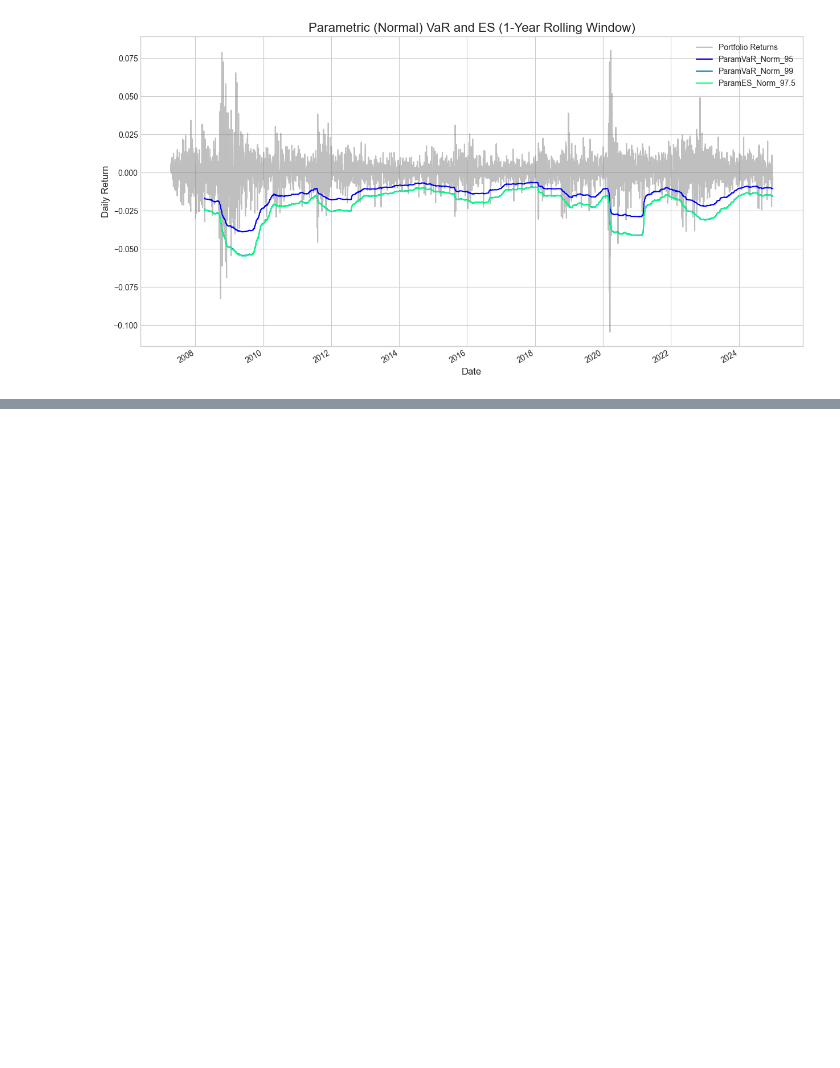
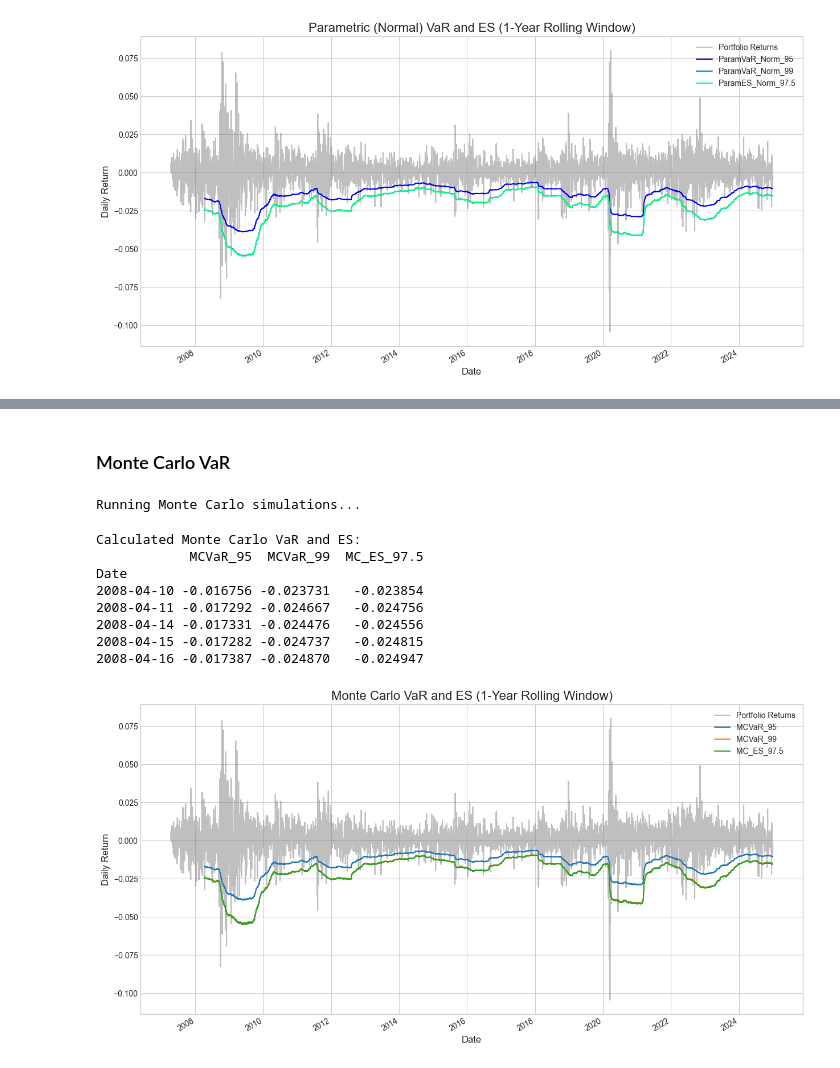
Before and after one commit to siddhantgopi/Project-Janus-Adaptive-Tail-Risk-and-Regime-Aware-VaR-Modeling, a Jupyter notebook: notebooks/02_var_models.ipynb, the cells around one changed output, grey strips where cells are left out. Saved outputs shown, nothing was run; the diff lists cells and outputs as text; code cells hidden in the pictures; blank space fills up the shorter version.

```diff
--- a/notebooks/02_var_models.ipynb
+++ b/notebooks/02_var_models.ipynb
@@ -146,0 +228,62 @@ Date
+# %% [markdown]
+### Monte Carlo VaR
+# %%
+# --- Monte Carlo VaR Calculation ---
+NUM_SIMULATIONS = 100000
+
+# Define a function to run the simulation for each window
+def run_monte_carlo(returns_window):
+    # Calculate window's mean and std dev
+    mu = returns_window.mean()
+    sigma = returns_window.std()
+
+    # Generate random simulations from a normal distribution
+    simulated_returns = np.random.normal(mu, sigma, NUM_SIMULATIONS)
+
+    # Calculate VaR and ES from the simulated returns
+    var_95 = np.percentile(simulated_returns, 100 - VAR_LEVELS[0])
+    var_99 = np.percentile(simulated_returns, 100 - VAR_LEVELS[1])
+    es_975 = simulated_returns[simulated_returns < np.percentile(simulated_returns, 100 - ES_LEVEL)].mean()
+
+    return [var_95, var_99, es_975]
+
+# Use the same robust loop approach
+returns_np = returns['EqualWeightPortfolio'].to_numpy()
+results_list = []
+result_index = returns.index[WINDOW-1:]
+
+print("Running Monte Carlo simulations...")
+for i in tqdm(range(len(returns_np) - WINDOW + 1)):
+    window = returns_np[i : i + WINDOW]
+    results_list.append(run_monte_carlo(window))
+
+# Convert to DataFrame
+mc_risk_measures = pd.DataFrame(results_list, index=result_index,
+                                columns=['MCVaR_95', 'MCVaR_99', 'MC_ES_97.5'])
+
+print("\nCalculated Monte Carlo VaR and ES:")
+print(mc_risk_measures.head())
+
+
+# --- Plot the results ---
+fig, ax = plt.subplots(figsize=(15, 8))
+
+returns['EqualWeightPortfolio'].plot(ax=ax, color='gray', alpha=0.5, label='Portfolio Returns')
+mc_risk_measures.plot(ax=ax)
+
+ax.set_title("Monte Carlo VaR and ES (1-Year Rolling Window)", fontsize=16)
+ax.set_ylabel('Daily Return', fontsize=12)
+ax.set_xlabel('Date', fontsize=12)
+ax.legend()
+plt.show()
+# %% [output]
+Running Monte Carlo simulations...
+Calculated Monte Carlo VaR and ES:
+            MCVaR_95  MCVaR_99  MC_ES_97.5
+Date
+2008-04-10 -0.016756 -0.023731   -0.023854
+2008-04-11 -0.017292 -0.024667   -0.024756
+2008-04-14 -0.017331 -0.024476   -0.024556
+2008-04-15 -0.017282 -0.024737   -0.024815
+2008-04-16 -0.017387 -0.024870   -0.024947
+[figure, added]
```
Also changed, not shown: parts of 10 cells of this notebook.
